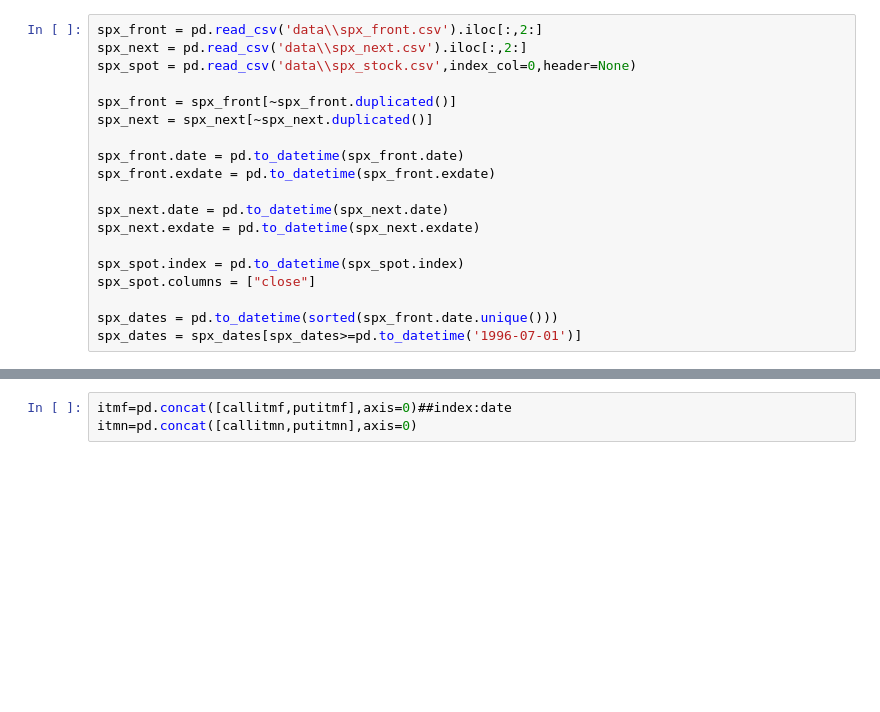
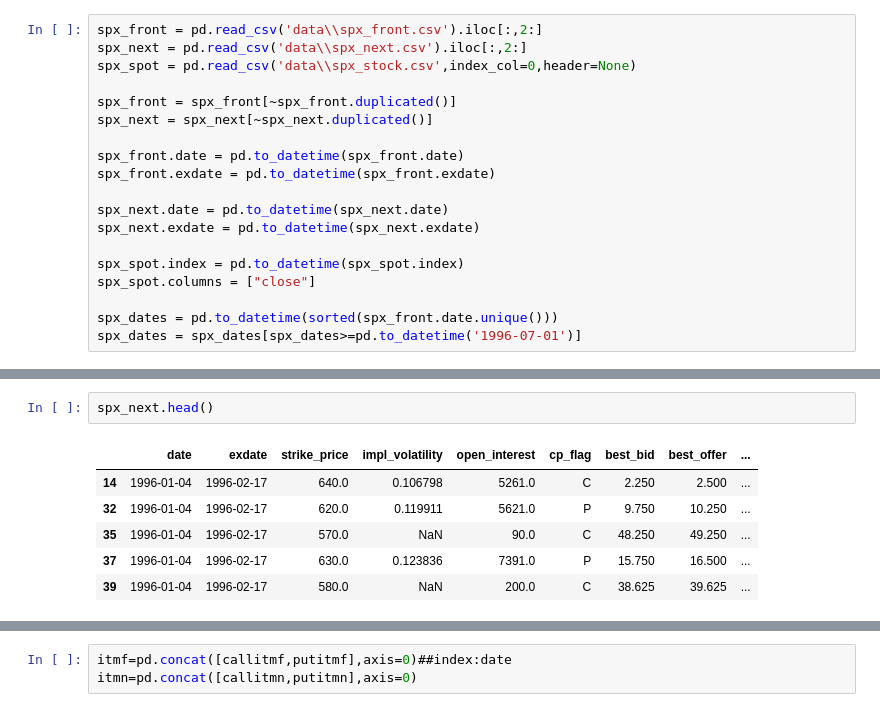
Before and after one commit to spencerljx/Volatility-Prediction, a Jupyter notebook: feature_engine.ipynb, the cells around one changed output, grey strips where cells are left out. Drawn from its saved outputs; the diff is of its cells as text; blank space fills up the shorter version.

```diff
--- a/feature_engine.ipynb
+++ b/feature_engine.ipynb
@@ -32,3 +39,12 @@ spx_dates = spx_dates[spx_dates>=pd.to_datetime('1996-07-01')]
+# %%
+spx_next.head()
+# %% [output]
+|  | date | exdate | strike_price | impl_volatility | open_interest | cp_flag | best_bid | best_offer | ... |
+| 14 | 1996-01-04 | 1996-02-17 | 640.0 | 0.106798 | 5261.0 | C | 2.250 | 2.500 | ... |
+| 32 | 1996-01-04 | 1996-02-17 | 620.0 | 0.119911 | 5621.0 | P | 9.750 | 10.250 | ... |
+| 35 | 1996-01-04 | 1996-02-17 | 570.0 | NaN | 90.0 | C | 48.250 | 49.250 | ... |
+| 37 | 1996-01-04 | 1996-02-17 | 630.0 | 0.123836 | 7391.0 | P | 15.750 | 16.500 | ... |
+| 39 | 1996-01-04 | 1996-02-17 | 580.0 | NaN | 200.0 | C | 38.625 | 39.625 | ... |
 # %%
 def get_otm(optiondf,secdf):
 
```
Also changed, not shown: parts of 21 cells of this notebook.
